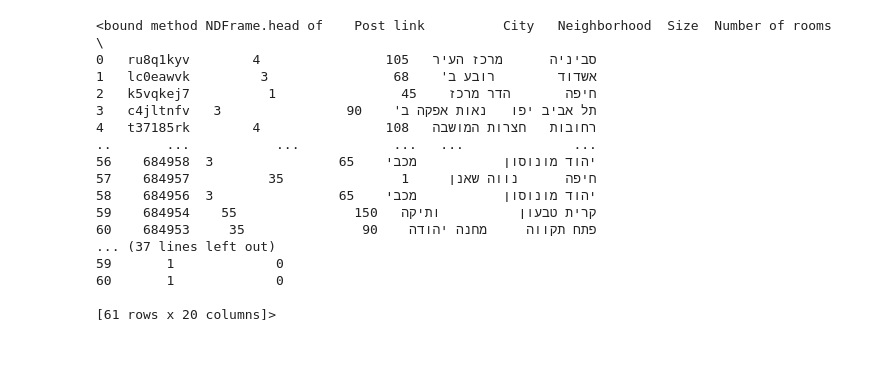
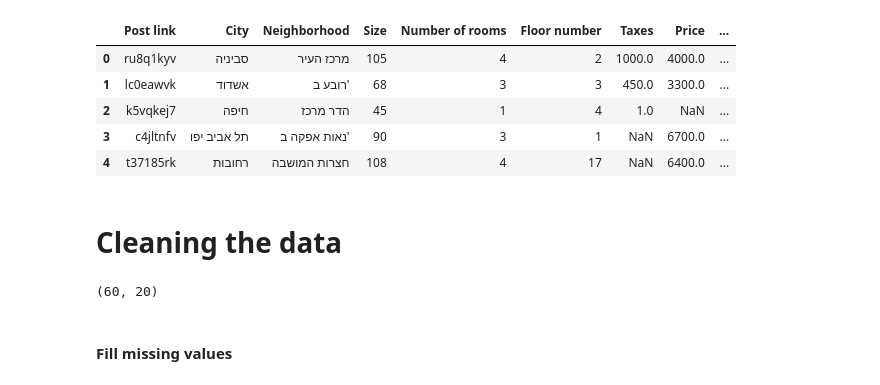
Before and after one commit to Sagi313/Israel-Apartment-ML, a Jupyter notebook: Data-analysis.ipynb, the cells around one changed output. Drawn from its saved outputs; the diff is of its cells as text; code cells hidden in the pictures; blank space fills up the shorter version.

```diff
--- a/Data-analysis.ipynb
+++ b/Data-analysis.ipynb
@@ -4,28 +5,27 @@ import matplotlib as mpl
 # %%
 def read_csv(file_name):
     return pd.read_csv(file_name)
 
 yad2_df = read_csv('raw_yad2_data_test.csv')
 homeless_df = read_csv('raw_homeless_data_test.csv')
 
 df = pd.concat([yad2_df, homeless_df], ignore_index=True, sort=False)
-
-print(df.head)
+df.head()
 # %% [output]
-<bound method NDFrame.head of    Post link          City   Neighborhood  Size  Number of rooms  \
-0   ru8q1kyv        סביניה      מרכז העיר   105                4
-1   lc0eawvk         אשדוד        רובע ב'    68                3
-2   k5vqkej7          חיפה       הדר מרכז    45                1
-3   c4jltnfv   תל אביב יפו   נאות אפקה ב'    90                3
-4   t37185rk        רחובות   חצרות המושבה   108                4
-..       ...           ...            ...   ...              ...
-56    684958  יהוד מונוסון           מכבי    65                3
-57    684957          חיפה      נווה שאנן     1               35
-58    684956  יהוד מונוסון           מכבי    65                3
-59    684954    קרית טבעון          ותיקה   150               55
-60    684953     פתח תקווה     מחנה יהודה    90               35
-... (37 lines left out)
-59       1             0
-60       1             0
-
-[61 rows x 20 columns]>
+|  | Post link | City | Neighborhood | Size | Number of rooms | Floor number | Taxes | Price | ... |
+| 0 | ru8q1kyv | סביניה | מרכז העיר | 105 | 4 | 2 | 1000.0 | 4000.0 | ... |
+| 1 | lc0eawvk | אשדוד | רובע ב' | 68 | 3 | 3 | 450.0 | 3300.0 | ... |
+| 2 | k5vqkej7 | חיפה | הדר מרכז | 45 | 1 | 4 | 1.0 | NaN | ... |
+| 3 | c4jltnfv | תל אביב יפו | נאות אפקה ב' | 90 | 3 | 1 | NaN | 6700.0 | ... |
+| 4 | t37185rk | רחובות | חצרות המושבה | 108 | 4 | 17 | NaN | 6400.0 | ... |
+# %% [markdown]
+# Cleaning the data
+# %%
+df.drop_duplicates(['Post link'])
+df.dropna(subset=['Price', 'City'], inplace=True)
+df.dropna(subset=['Size', 'Number of rooms'],thresh=2, inplace=True)
+df.shape
+# %% [output]
+(60, 20)
+# %% [markdown]
+#### Fill missing values
```
Also changed, not shown: parts of 13 cells of this notebook.
